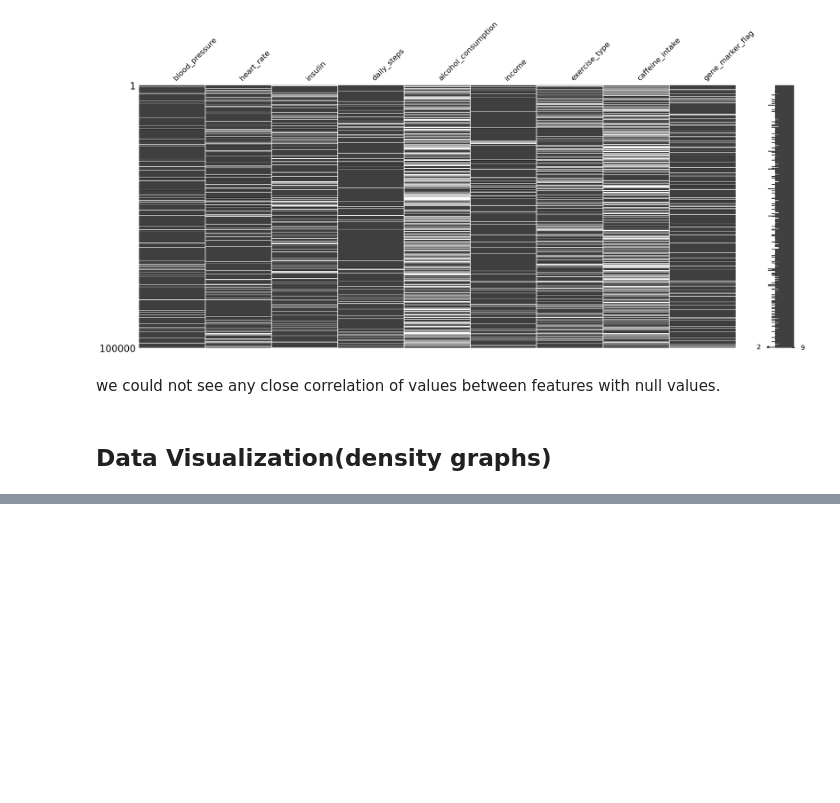
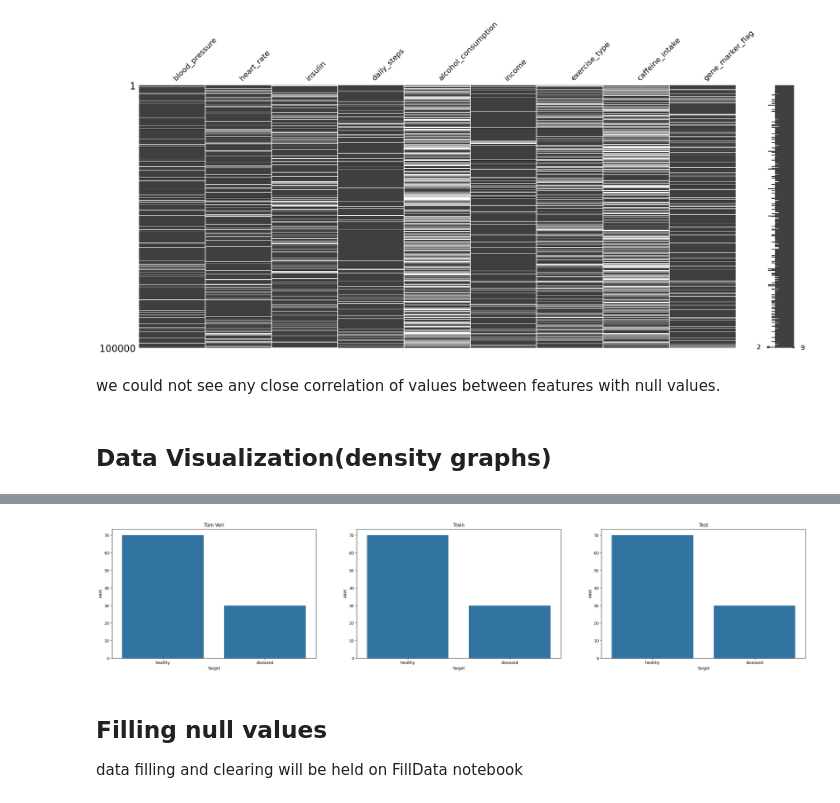
Before and after one commit to OmerTurk1/General-Health-Data-Analysis-and-Management, a Jupyter notebook: health_lifestyle_classification.ipynb, the cells around one changed output, grey strips where cells are left out. Drawn from its saved outputs; the diff is of its cells as text; code cells hidden in the pictures; blank space fills up the shorter version.

```diff
--- a/health_lifestyle_classification.ipynb
+++ b/health_lifestyle_classification.ipynb
@@ -384,0 +443,17 @@ Rows with 7 Nan: 0
+# %%
+# yüzde gösterimi
+fig, axs = plt.subplots(1, 3, figsize=(32, 6))
+
+datasets = [y, y_train, y_test]
+titles = ["Tüm Veri", "Train", "Test"]
+
+for ax, data, title in zip(axs, datasets, titles):
+    sns.countplot(x=data, ax=ax, stat="percent")
+    ax.set_title(title)
+    ax.set_xlabel("Target")
+    ax.set_ylabel("Adet")
+# %% [output]
+[figure, added]
+# %% [markdown]
+## Filling null values
+data filling and clearing will be held on FillData notebook
```
Also changed, not shown: parts of 24 cells of this notebook.
